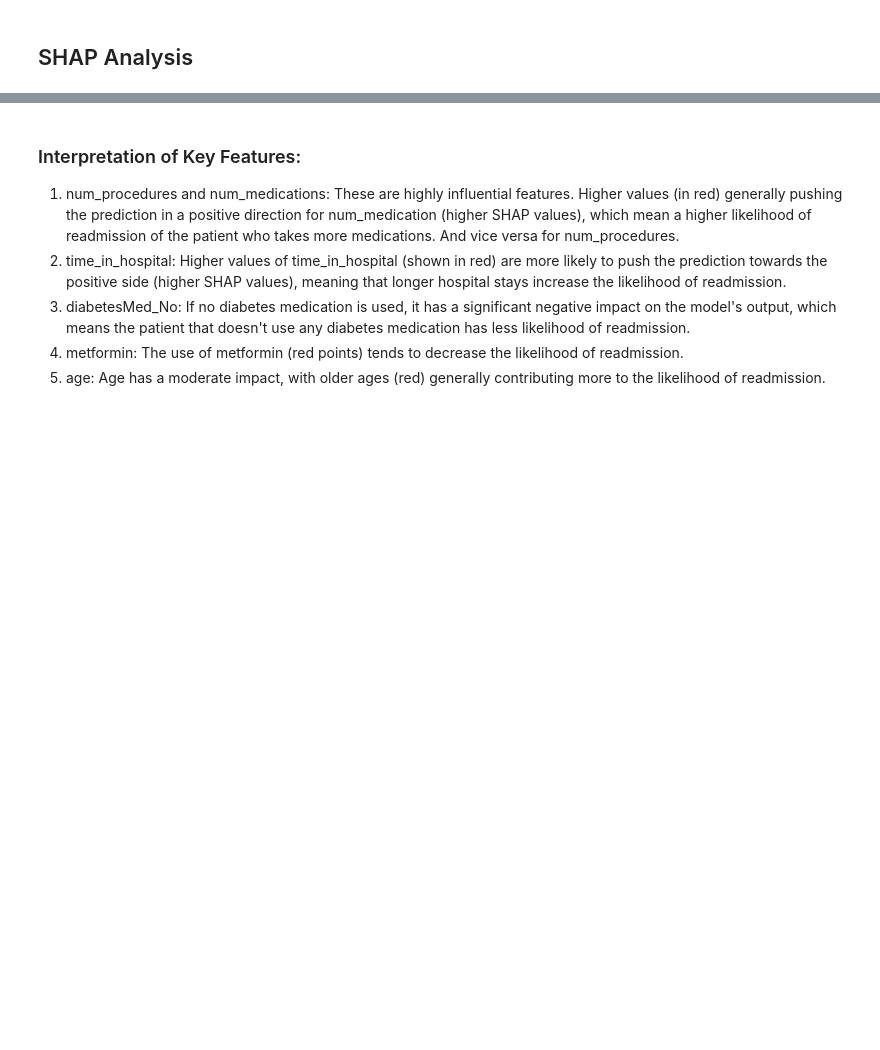
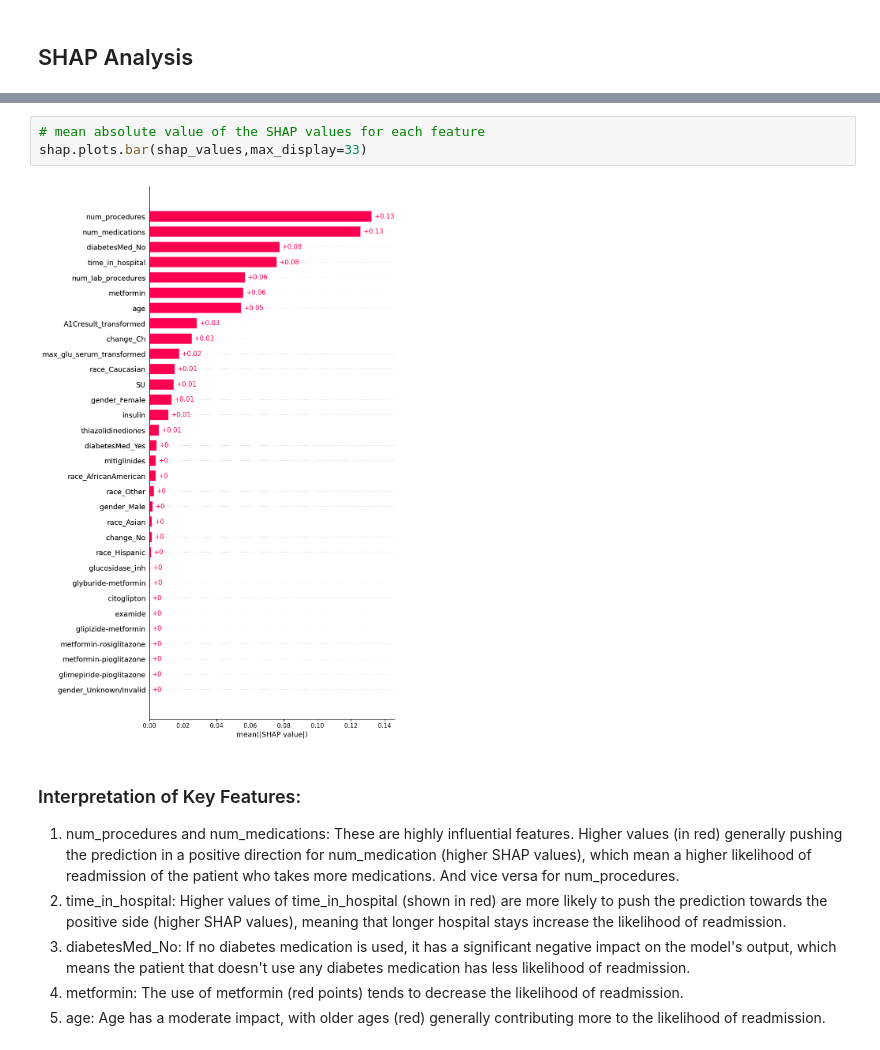
Before and after one commit to ozoamo/GlucoGuard_Analytics, a Jupyter notebook: jupyter-notebooks/Predictive_analysis.ipynb, the cells around one changed output, grey strips where cells are left out. Cells and saved outputs as stored; diff of their text form; blank space fills up the shorter version.

```diff
--- a/jupyter-notebooks/Predictive_analysis.ipynb
+++ b/jupyter-notebooks/Predictive_analysis.ipynb
@@ -642,3 +677,8 @@ shap.summary_plot(shap_values, X_test, feature_names=feature_names)
+# %%
+# mean absolute value of the SHAP values for each feature
+shap.plots.bar(shap_values,max_display=33)
+# %% [output]
+[figure, added]
 # %% [markdown]
 ### Interpretation of Key Features:
 1. num_procedures and num_medications: These are highly influential features. Higher values (in red) generally pushing the prediction in a positive direction for num_medication (higher SHAP values), which mean a higher likelihood of readmission of the patient who takes more medications. And vice versa for num_procedures.
```
Also changed, not shown: parts of 14 cells of this notebook, 2 other files.
